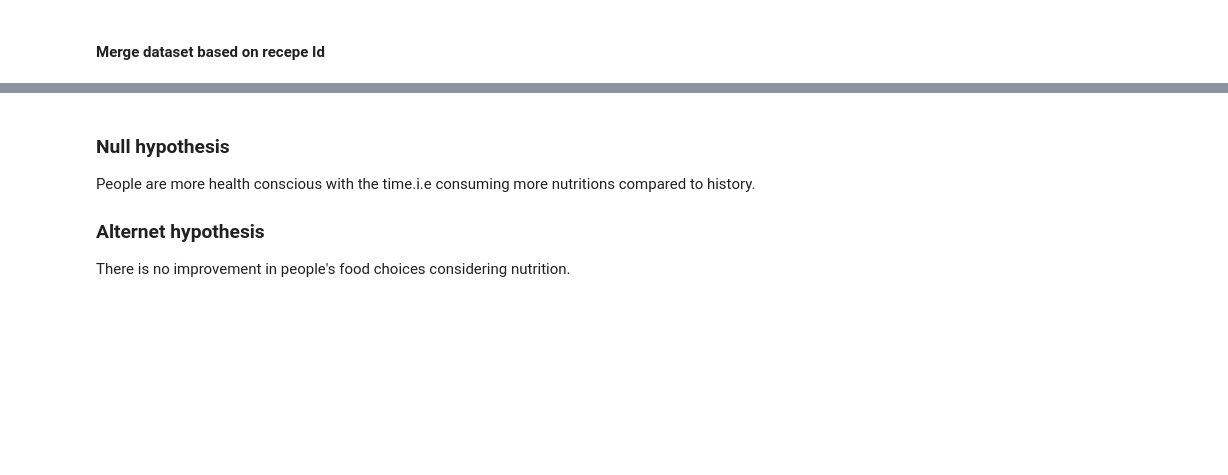
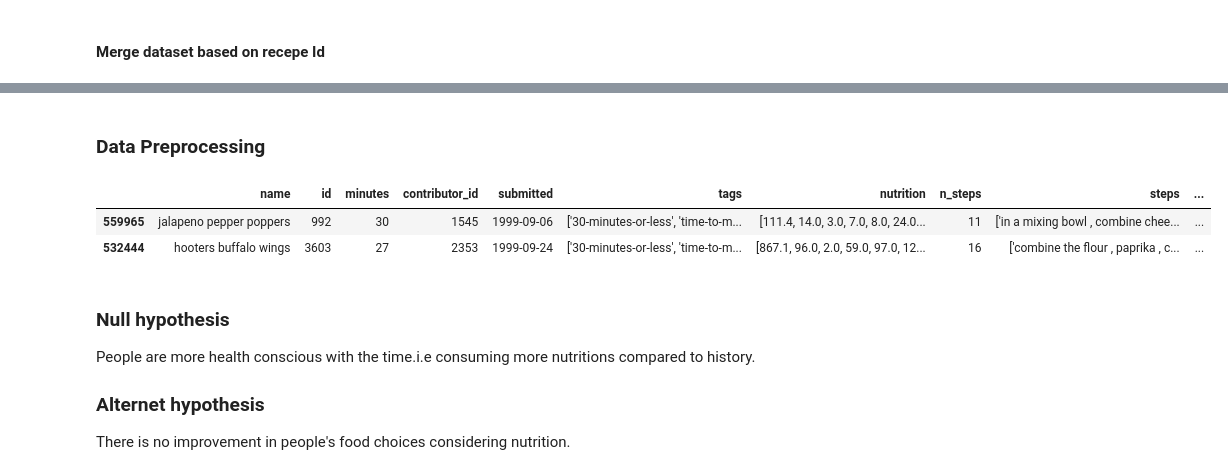
Before and after one commit to khushbunlad/PROG8431, a Jupyter notebook: GroupPresentation3.ipynb, the cells around one changed output, grey strips where cells are left out. Cells and saved outputs as stored; diff of their text form; code cells hidden in the pictures; blank space fills up the shorter version.

```diff
--- a/GroupPresentation3.ipynb
+++ b/GroupPresentation3.ipynb
@@ -125,3 +119,23 @@ Data Merged Successfully
+# %% [markdown]
+### Data Preprocessing
+# %%
+# Count nutrition for recepe
+merged_data['n_nutrition'] = merged_data['nutrition'].apply(lambda x: len(x))
+# Convert date into datetime format of python
+merged_data['date'] = pd.to_datetime(merged_data['date'])
+# Differentiate year from date
+merged_data['year'] = merged_data['date'].dt.to_period('Y')
+# Differentiate year with month from date
+merged_data['month'] = merged_data['date'].dt.to_period('M')
+
+# Sort data with date
+processed_data = merged_data.sort_values(by='date')
+
+processed_data.head(2)
+# %% [output]
+|  | name | id | minutes | contributor_id | submitted | tags | nutrition | n_steps | steps | ... |
+| 559965 | jalapeno pepper poppers | 992 | 30 | 1545 | 1999-09-06 | ['30-minutes-or-less', 'time-to-m... | [111.4, 14.0, 3.0, 7.0, 8.0, 24.0... | 11 | ['in a mixing bowl , combine chee... | ... |
+| 532444 | hooters buffalo wings | 3603 | 27 | 2353 | 1999-09-24 | ['30-minutes-or-less', 'time-to-m... | [867.1, 96.0, 2.0, 59.0, 97.0, 12... | 16 | ['combine the flour , paprika , c... | ... |
 # %% [markdown]
 ### Null hypothesis
 People are more health conscious with the time.i.e consuming more nutritions compared to history.
```
Also changed, not shown: parts of 9 cells of this notebook, 1 other file.
